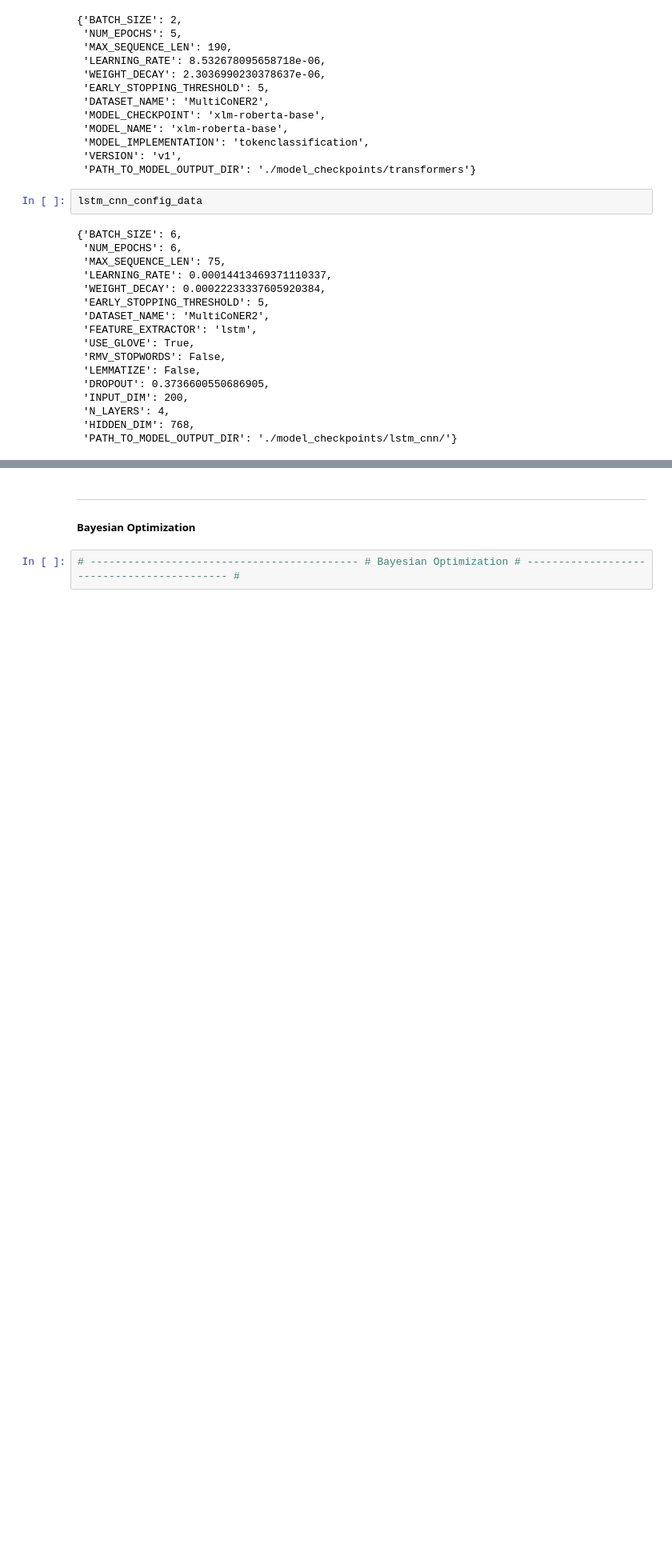
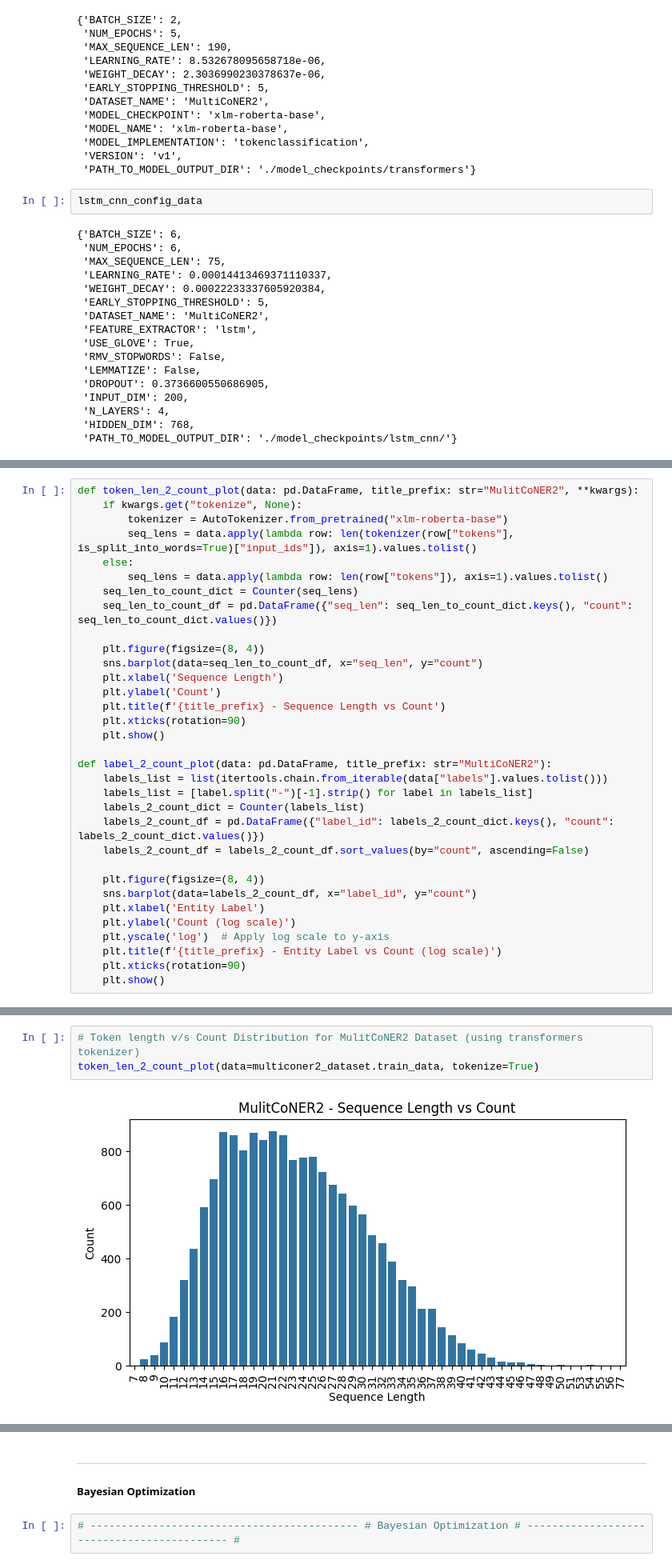
Before and after one commit to Nid989/IDAML2_Project, a Jupyter notebook: idaml2_project.ipynb, the cells around one changed output, grey strips where cells are left out. Shown at 80% size. Cells and saved outputs as stored; diff of their text form; blank space fills up the shorter version.

```diff
--- a/idaml2_project.ipynb
+++ b/idaml2_project.ipynb
@@ -1145,0 +1148,33 @@ lstm_cnn_config_data
+# %%
+def token_len_2_count_plot(data: pd.DataFrame, title_prefix: str="MulitCoNER2", **kwargs):
+    if kwargs.get("tokenize", None):
+        tokenizer = AutoTokenizer.from_pretrained("xlm-roberta-base")
+        seq_lens = data.apply(lambda row: len(tokenizer(row["tokens"], is_split_into_words=True)["input_ids"]), axis=1).values.tolist()
+    else:
+        seq_lens = data.apply(lambda row: len(row["tokens"]), axis=1).values.tolist()
+    seq_len_to_count_dict = Counter(seq_lens)
+    seq_len_to_count_df = pd.DataFrame({"seq_len": seq_len_to_count_dict.keys(), "count": seq_len_to_count_dict.values()})
+
+    plt.figure(figsize=(8, 4))
+    sns.barplot(data=seq_len_to_count_df, x="seq_len", y="count")
+    plt.xlabel('Sequence Length')
+    plt.ylabel('Count')
+    plt.title(f'{title_prefix} - Sequence Length vs Count')
+    plt.xticks(rotation=90)
+    plt.show()
+
+def label_2_count_plot(data: pd.DataFrame, title_prefix: str="MultiCoNER2"):
+    labels_list = list(itertools.chain.from_iterable(data["labels"].values.tolist()))
+    labels_list = [label.split("-")[-1].strip() for label in labels_list]
+    labels_2_count_dict = Counter(labels_list)
+    labels_2_count_df = pd.DataFrame({"label_id": labels_2_count_dict.keys(), "count": labels_2_count_dict.values()})
+    labels_2_count_df = labels_2_count_df.sort_values(by="count", ascending=False)
+
+    plt.figure(figsize=(8, 4))
+    sns.barplot(data=labels_2_count_df, x="label_id", y="count")
+    plt.xlabel('Entity Label')
+    plt.ylabel('Count (log scale)')
+    plt.yscale('log')  # Apply log scale to y-axis
+    plt.title(f'{title_prefix} - Entity Label vs Count (log scale)')
+    plt.xticks(rotation=90)
+    plt.show()
@@ -1145,0 +1189,5 @@ lstm_cnn_config_data
+# %%
+# Token length v/s Count Distribution for MulitCoNER2 Dataset (using transformers tokenizer)
+token_len_2_count_plot(data=multiconer2_dataset.train_data, tokenize=True)
+# %% [output]
+[figure, added]
```
Also changed, not shown: parts of 33 cells of this notebook.
